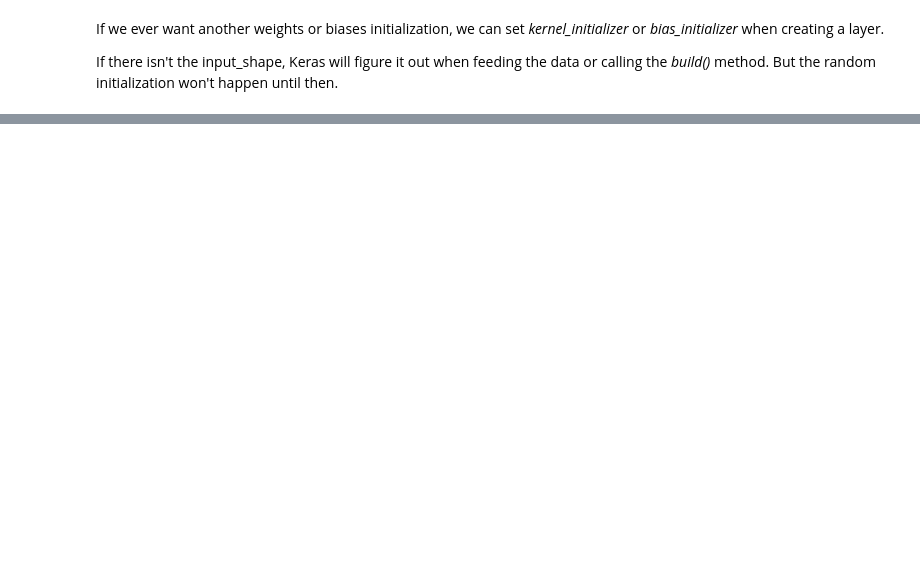
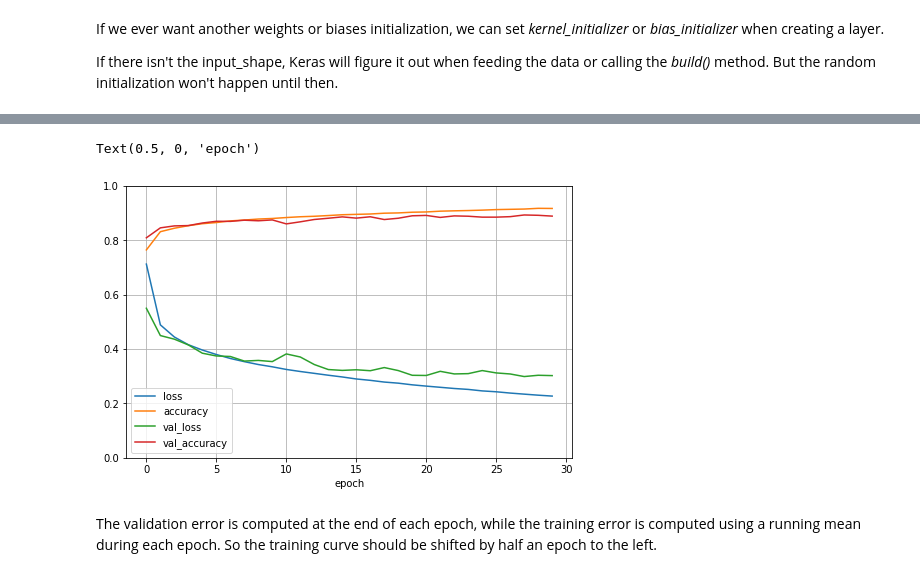
Before and after one commit to gellanz/Mastering_DS_ML, a Jupyter notebook: HandsOn_ML/CH10_DL.ipynb, the cells around one changed output, grey strips where cells are left out. Saved outputs shown, nothing was run; the diff lists cells and outputs as text; code cells hidden in the pictures; blank space fills up the shorter version.

Commit message:
Up to the Keras Subclassing API

```diff
--- a/HandsOn_ML/CH10_DL.ipynb
+++ b/HandsOn_ML/CH10_DL.ipynb
@@ -119,0 +116,5 @@ Using _optimizer="sgd"_ defaults to lr=0.01. Better: _keras-optimizers.SGD(lr=??
+# %%
+# Training
+history = model.fit(X_train, y_train, epochs=30,
+                    validation_data=(X_valid, y_valid))
+# Keras displays the metrics during the training
@@ -119,0 +145,13 @@ Using _optimizer="sgd"_ defaults to lr=0.01. Better: _keras-optimizers.SGD(lr=??
+# %%
+import pandas as pd
+import matplotlib.pyplot as plt
+# plotting the measurments in the history object
+pd.DataFrame(history.history).plot(figsize=(8, 5))
+plt.grid(True)
+plt.gca().set_ylim(0, 1)
+plt.xlabel("epoch")
+# %% [output]
+Text(0.5, 0, 'epoch')
+[figure, added]
+# %% [markdown]
+The validation error is computed at the end of each epoch, while the training error is computed using a running mean during each epoch. So the training curve should be shifted by half an epoch to the left.
```
Also changed, not shown: parts of 36 cells of this notebook.
